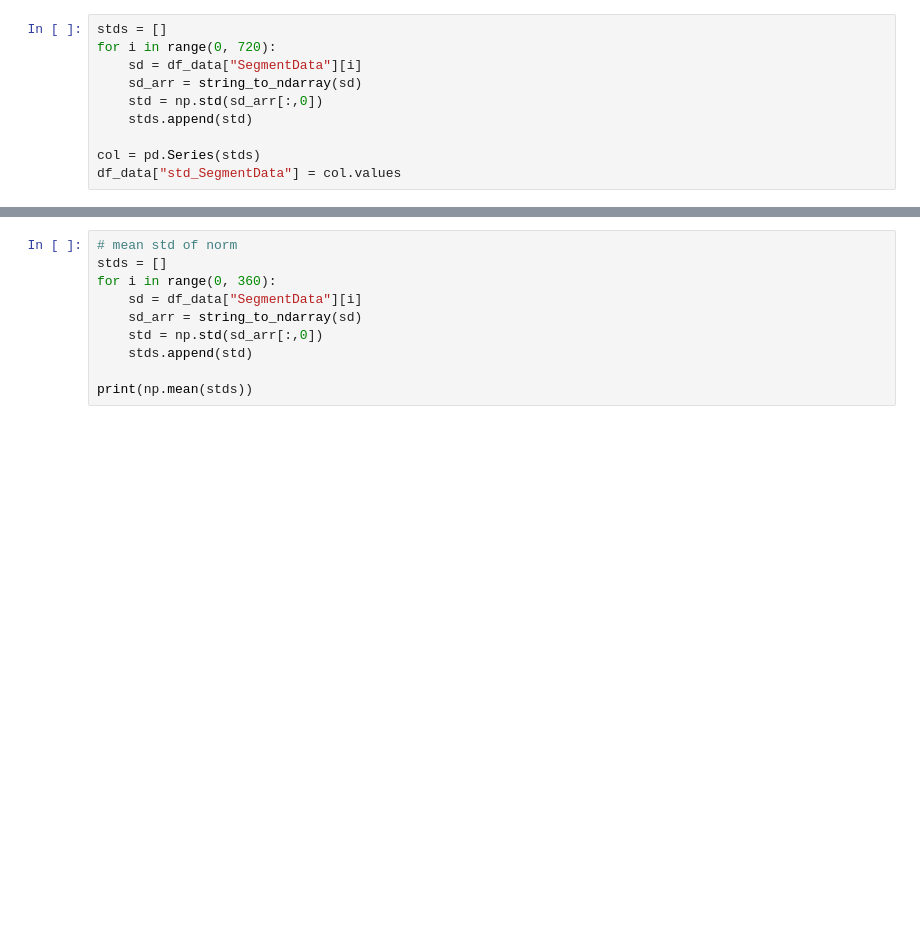
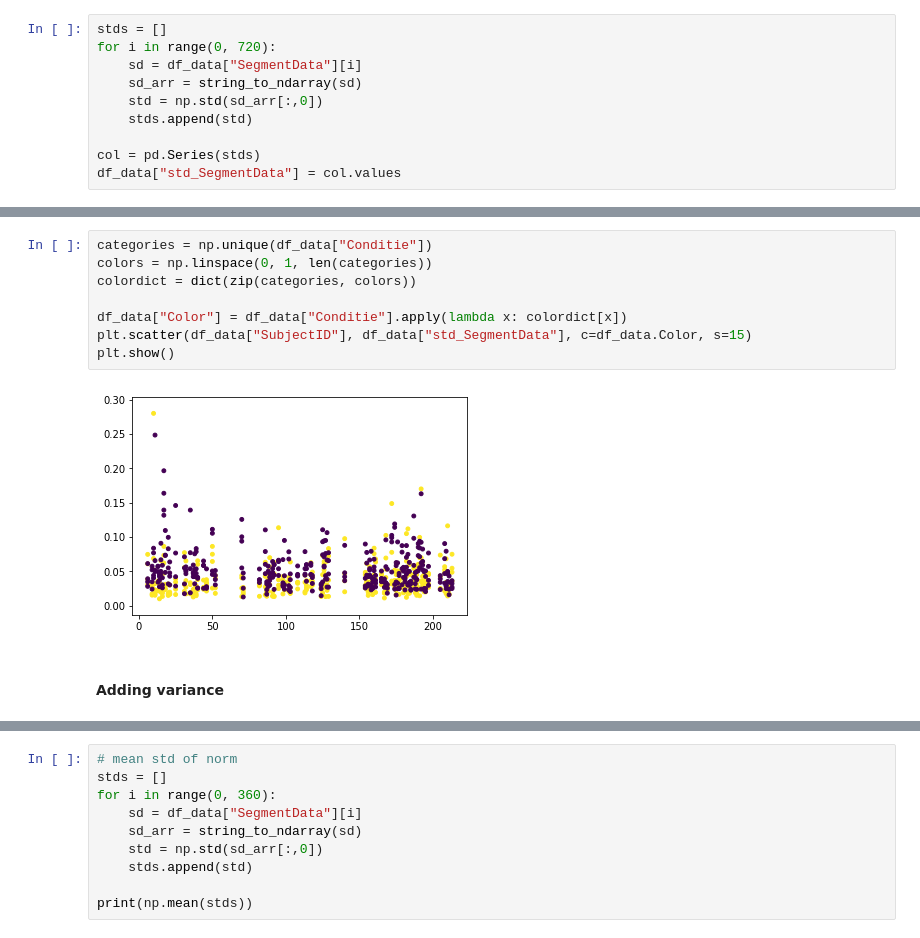
Before and after one commit to VivienvV/fallrisk, a Jupyter notebook: Machine_learning/s_standardDeviation.ipynb, the cells around one changed output, grey strips where cells are left out. Saved outputs shown, nothing was run; the diff lists cells and outputs as text; blank space fills up the shorter version.

Commit message:
Looking at variance (not somethign interesting)

```diff
--- a/Machine_learning/s_standardDeviation.ipynb
+++ b/Machine_learning/s_standardDeviation.ipynb
@@ -56,0 +41,12 @@ df_data.to_csv(path_or_buf="../Data/preprocessed_incl_std.csv")
+# %%
+categories = np.unique(df_data["Conditie"])
+colors = np.linspace(0, 1, len(categories))
+colordict = dict(zip(categories, colors))
+
+df_data["Color"] = df_data["Conditie"].apply(lambda x: colordict[x])
+plt.scatter(df_data["SubjectID"], df_data["std_SegmentData"], c=df_data.Color, s=15)
+plt.show()
+# %% [output]
+[figure, added]
+# %% [markdown]
+#### Adding variance
```
Also changed, not shown: parts of 6 cells of this notebook.
